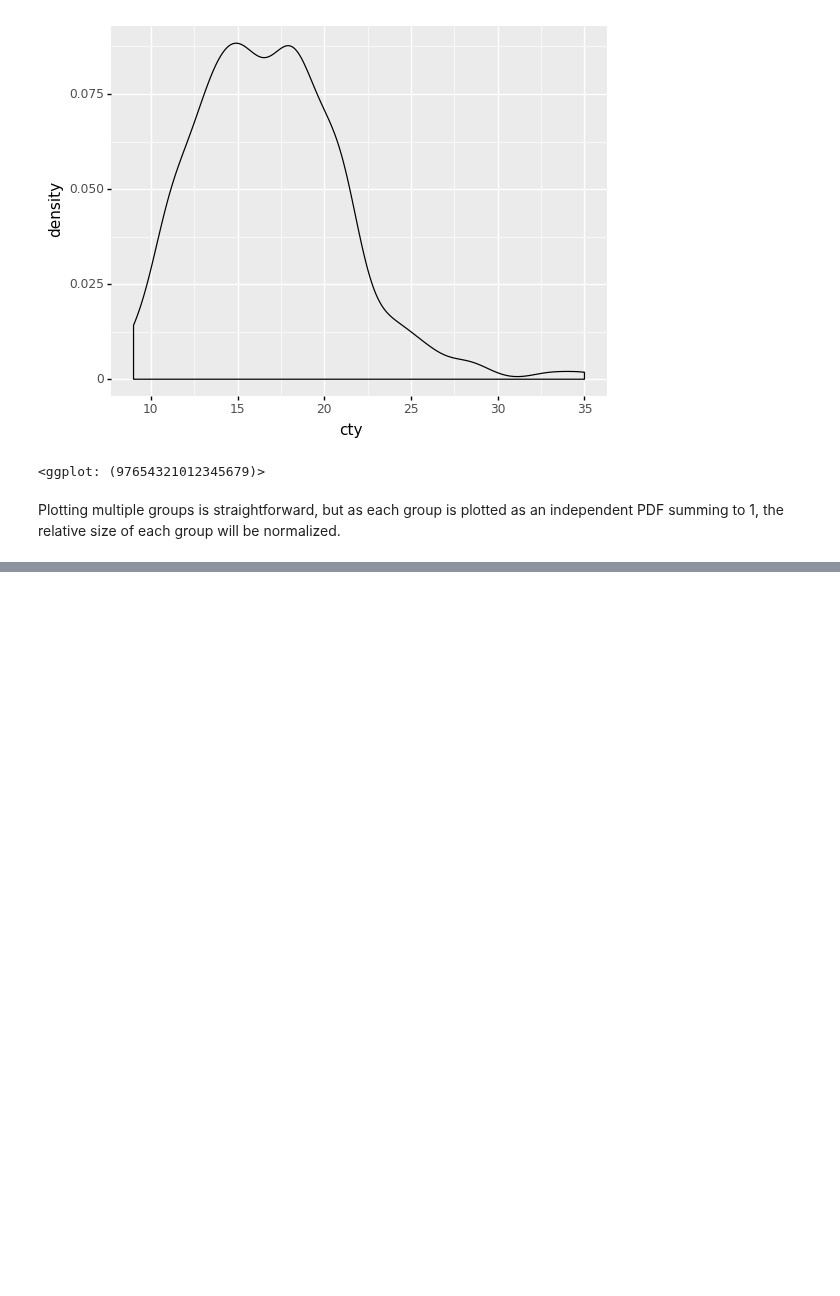
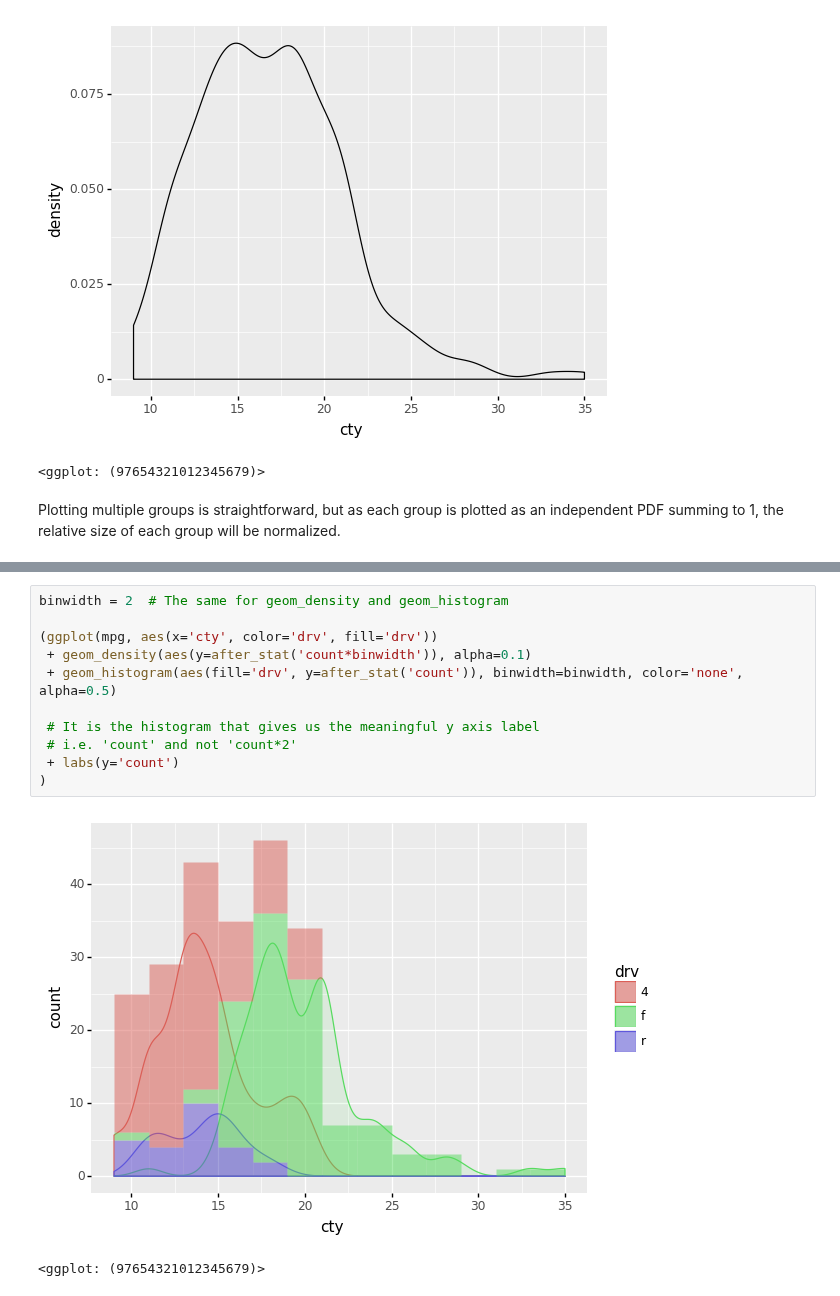
Before and after one commit to has2k1/plotnine-examples, a Jupyter notebook: plotnine_examples/examples/geom_density.ipynb, the cells around one changed output, grey strips where cells are left out. Drawn from its saved outputs; the diff is of its cells as text; blank space fills up the shorter version.

Commit message:
Add example on geom_density + geom_histogram
closes has2k1/plotnine#550

```diff
--- a/plotnine_examples/examples/geom_density.ipynb
+++ b/plotnine_examples/examples/geom_density.ipynb
@@ -52,0 +55,14 @@ To plot multiple groups and scale them by their relative size, you can pass `sta
+# %%
+binwidth = 2  # The same for geom_density and geom_histogram
+
+(ggplot(mpg, aes(x='cty', color='drv', fill='drv'))
+ + geom_density(aes(y=after_stat('count*binwidth')), alpha=0.1)
+ + geom_histogram(aes(fill='drv', y=after_stat('count')), binwidth=binwidth, color='none', alpha=0.5)
+
+ # It is the histogram that gives us the meaningful y axis label
+ # i.e. 'count' and not 'count*2'
+ + labs(y='count')
+)
+# %% [output]
+[figure, added]
+<ggplot: (97654321012345679)>
```
Also changed, not shown: parts of 5 cells of this notebook.
